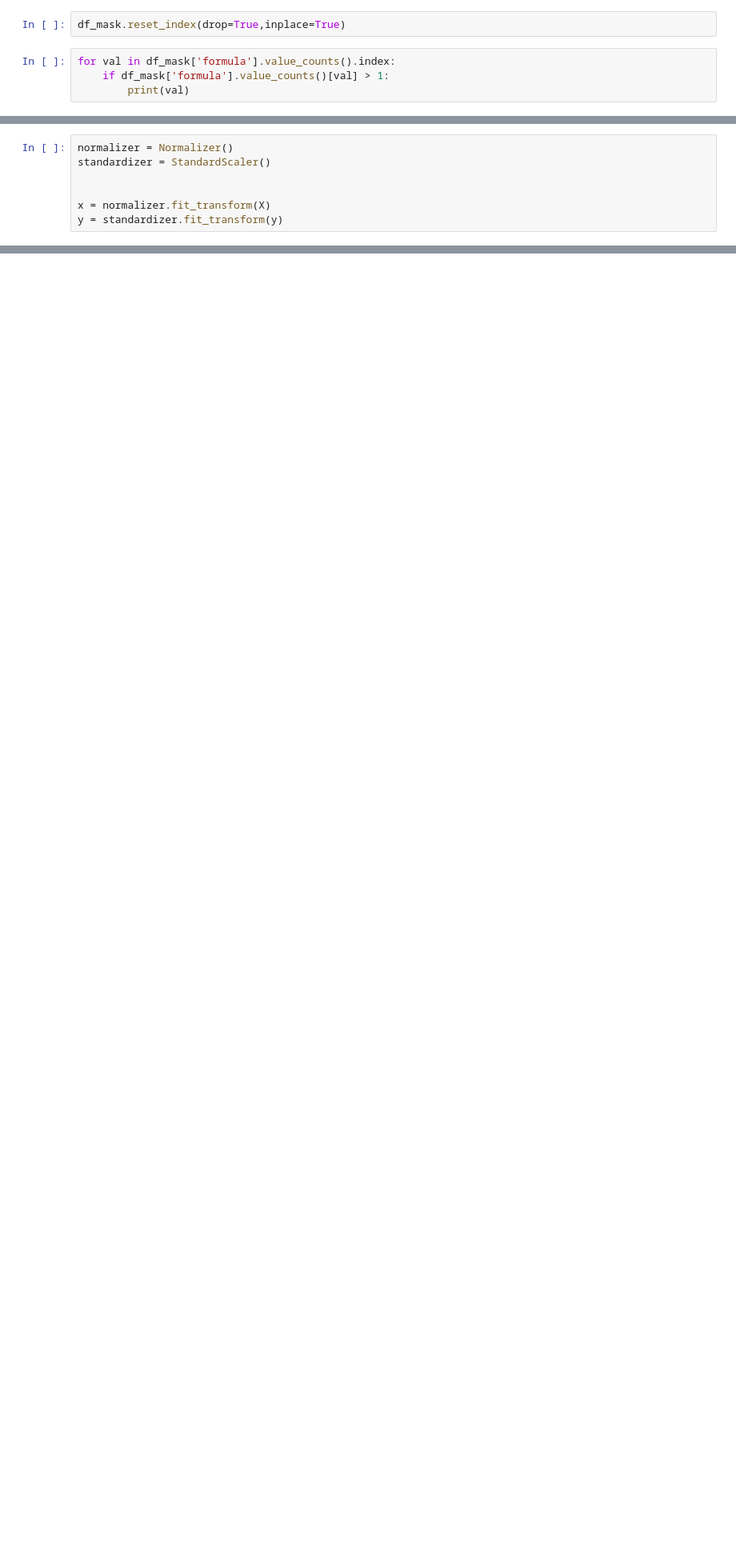
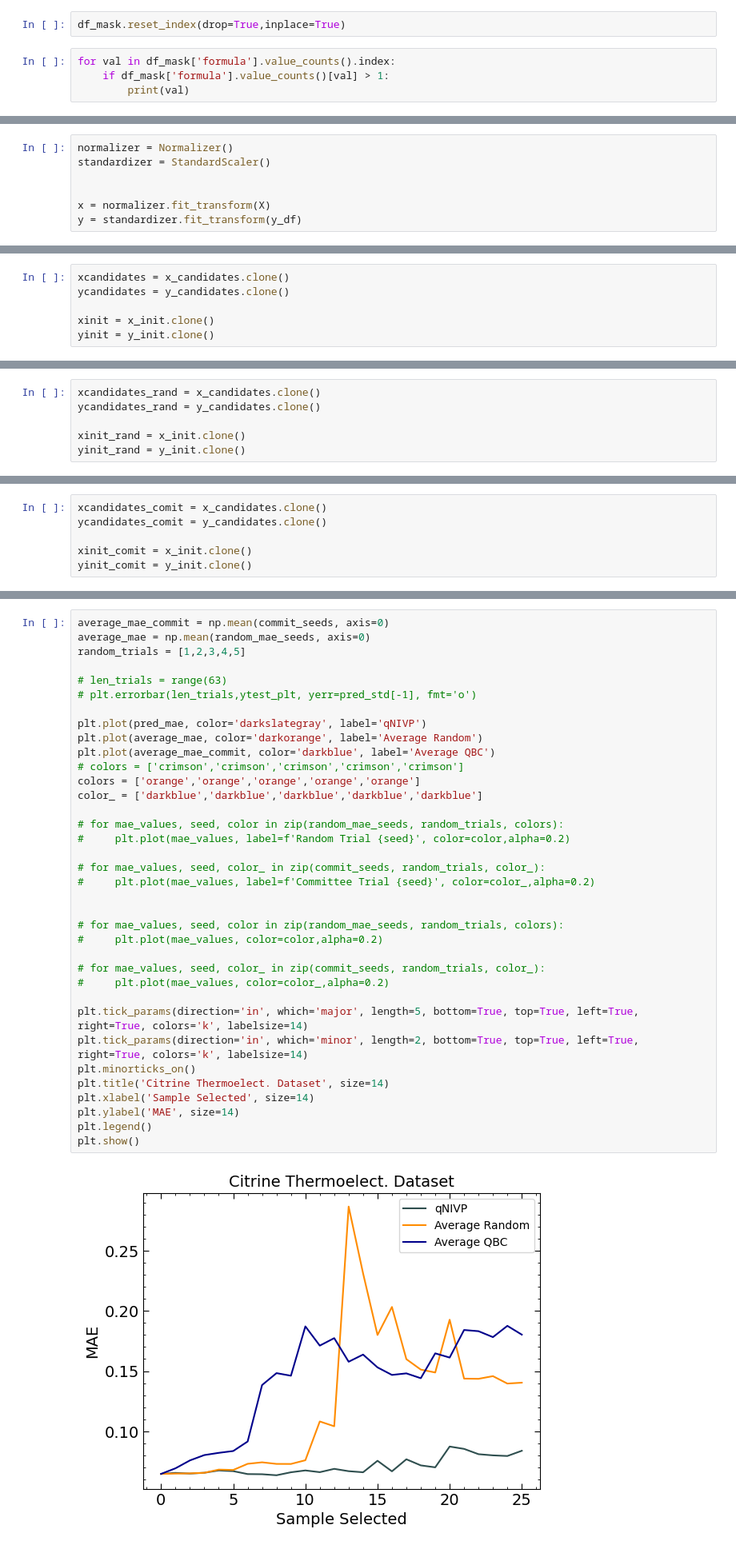
Before and after one commit to ramseyissa/qNIPV, a Jupyter notebook: notebooks/thermoelectric.ipynb, the cells around one changed output, grey strips where cells are left out. Shown at 80% size. Cells and saved outputs as stored; diff of their text form; blank space fills up the shorter version.

```diff
--- a/notebooks/thermoelectric.ipynb
+++ b/notebooks/thermoelectric.ipynb
@@ -436,4 +436,4 @@ standardizer = StandardScaler()
 
 
 x = normalizer.fit_transform(X)
-y = standardizer.fit_transform(y)
+y = standardizer.fit_transform(y_df)
@@ -441,0 +540,6 @@ AttributeError: 'Series' object has no attribute 'reshape'
+# %%
+xcandidates = x_candidates.clone()
+ycandidates = y_candidates.clone()
+
+xinit = x_init.clone()
+yinit = y_init.clone()
@@ -441,0 +623,6 @@ AttributeError: 'Series' object has no attribute 'reshape'
+# %%
+xcandidates_rand = x_candidates.clone()
+ycandidates_rand = y_candidates.clone()
+
+xinit_rand = x_init.clone()
+yinit_rand = y_init.clone()
@@ -441,0 +716,6 @@ AttributeError: 'Series' object has no attribute 'reshape'
+# %%
+xcandidates_comit = x_candidates.clone()
+ycandidates_comit = y_candidates.clone()
+
+xinit_comit = x_init.clone()
+yinit_comit = y_init.clone()
@@ -441,0 +889,38 @@ AttributeError: 'Series' object has no attribute 'reshape'
+# %%
+average_mae_commit = np.mean(commit_seeds, axis=0)
+average_mae = np.mean(random_mae_seeds, axis=0)
+random_trials = [1,2,3,4,5]
+
+# len_trials = range(63)
+# plt.errorbar(len_trials,ytest_plt, yerr=pred_std[-1], fmt='o')
+
+plt.plot(pred_mae, color='darkslategray', label='qNIVP')
+plt.plot(average_mae, color='darkorange', label='Average Random')
+plt.plot(average_mae_commit, color='darkblue', label='Average QBC')
+# colors = ['crimson','crimson','crimson','crimson','crimson']
+colors = ['orange','orange','orange','orange','orange']
+color_ = ['darkblue','darkblue','darkblue','darkblue','darkblue']
+
+# for mae_values, seed, color in zip(random_mae_seeds, random_trials, colors):
+#     plt.plot(mae_values, label=f'Random Trial {seed}', color=color,alpha=0.2)
+
+# for mae_values, seed, color_ in zip(commit_seeds, random_trials, color_):
+#     plt.plot(mae_values, label=f'Committee Trial {seed}', color=color_,alpha=0.2)
+
+
+# for mae_values, seed, color in zip(random_mae_seeds, random_trials, colors):
+#     plt.plot(mae_values, color=color,alpha=0.2)
+
+# for mae_values, seed, color_ in zip(commit_seeds, random_trials, color_):
+#     plt.plot(mae_values, color=color_,alpha=0.2)
+
+plt.tick_params(direction='in', which='major', length=5, bottom=True, top=True, left=True, right=True, colors='k', labelsize=14)
+plt.tick_params(direction='in', which='minor', length=2, bottom=True, top=True, left=True, right=True, colors='k', labelsize=14)
+plt.minorticks_on()
+plt.title('Citrine Thermoelect. Dataset', size=14)
+plt.xlabel('Sample Selected', size=14)
+plt.ylabel('MAE', size=14)
+plt.legend()
+plt.show()
+# %% [output]
+[figure, added]
```
Also changed, not shown: parts of 24 cells of this notebook.
